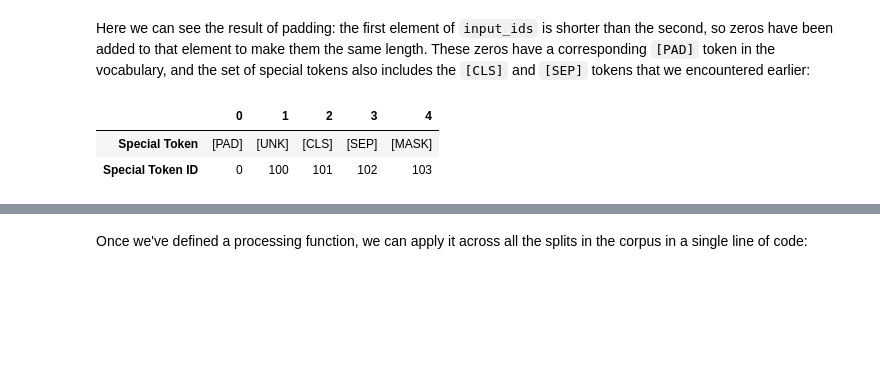
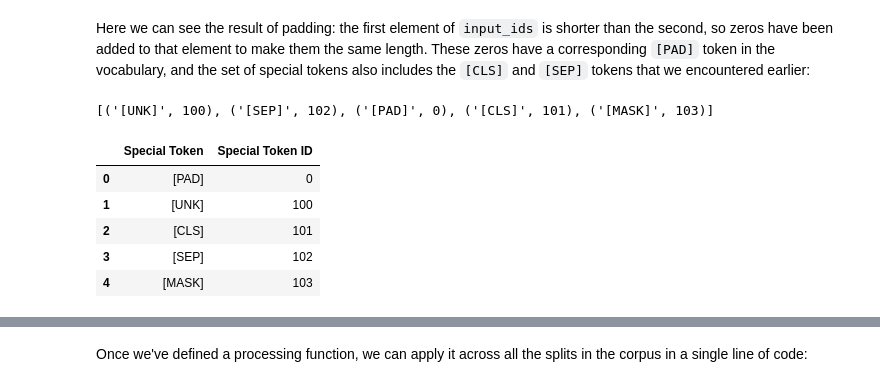
Before and after one commit to z-arabi/notebooks, a Jupyter notebook: 02_classification.ipynb, the cells around one changed output, grey strips where cells are left out. Drawn from its saved outputs; the diff is of its cells as text; code cells hidden in the pictures; blank space fills up the shorter version.

```diff
--- a/02_classification.ipynb
+++ b/02_classification.ipynb
@@ -574,13 +594,20 @@ Here we can see the result of padding: the first element of `input_ids` is short
 # %%
 #hide_input
 tokens2ids = list(zip(tokenizer.all_special_tokens, tokenizer.all_special_ids))
+print(tokens2ids)
+# sort based on their key
 data = sorted(tokens2ids, key=lambda x : x[-1])
 df = pd.DataFrame(data, columns=["Special Token", "Special Token ID"])
-df.T
+df
+# df.T
 # %% [output]
+[('[UNK]', 100), ('[SEP]', 102), ('[PAD]', 0), ('[CLS]', 101), ('[MASK]', 103)]
-|  | 0 | 1 | 2 | 3 | 4 |
-| Special Token | [PAD] | [UNK] | [CLS] | [SEP] | [MASK] |
-| Special Token ID | 0 | 100 | 101 | 102 | 103 |
+|  | Special Token | Special Token ID |
+| 0 | [PAD] | 0 |
+| 1 | [UNK] | 100 |
+| 2 | [CLS] | 101 |
+| 3 | [SEP] | 102 |
+| 4 | [MASK] | 103 |
 # %% [markdown]
 Also note that in addition to returning the encoded tweets as `input_ids`, the tokenizer returns a list of `attention_mask` arrays. This is because we do not want the model to get confused by the additional padding tokens: the attention mask allows the model to ignore the padded parts of the input. <<attention-mask>> provides a visual explanation of how the input IDs and attention masks are padded.
 
```
Also changed, not shown: parts of 57 cells of this notebook.
